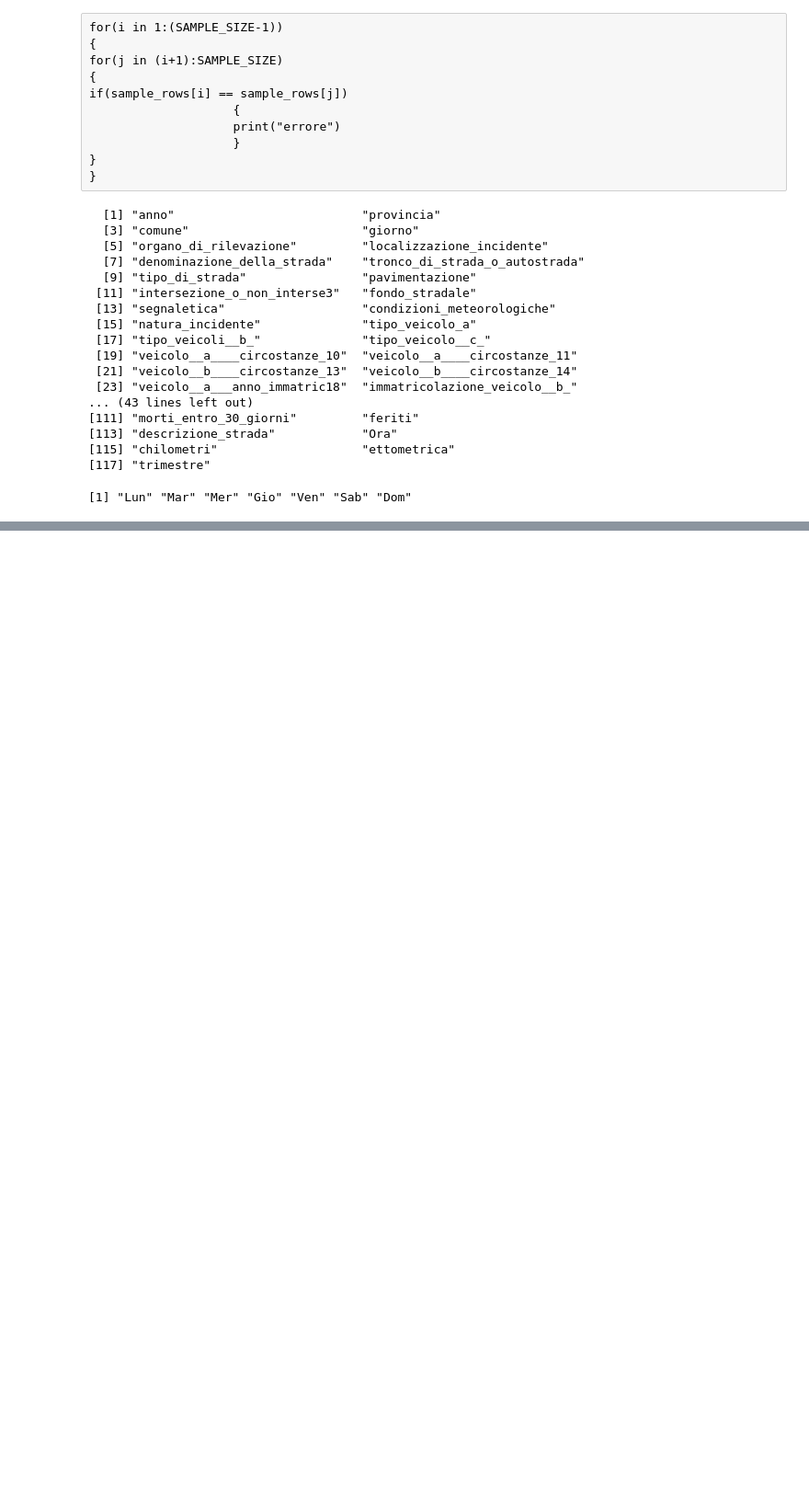
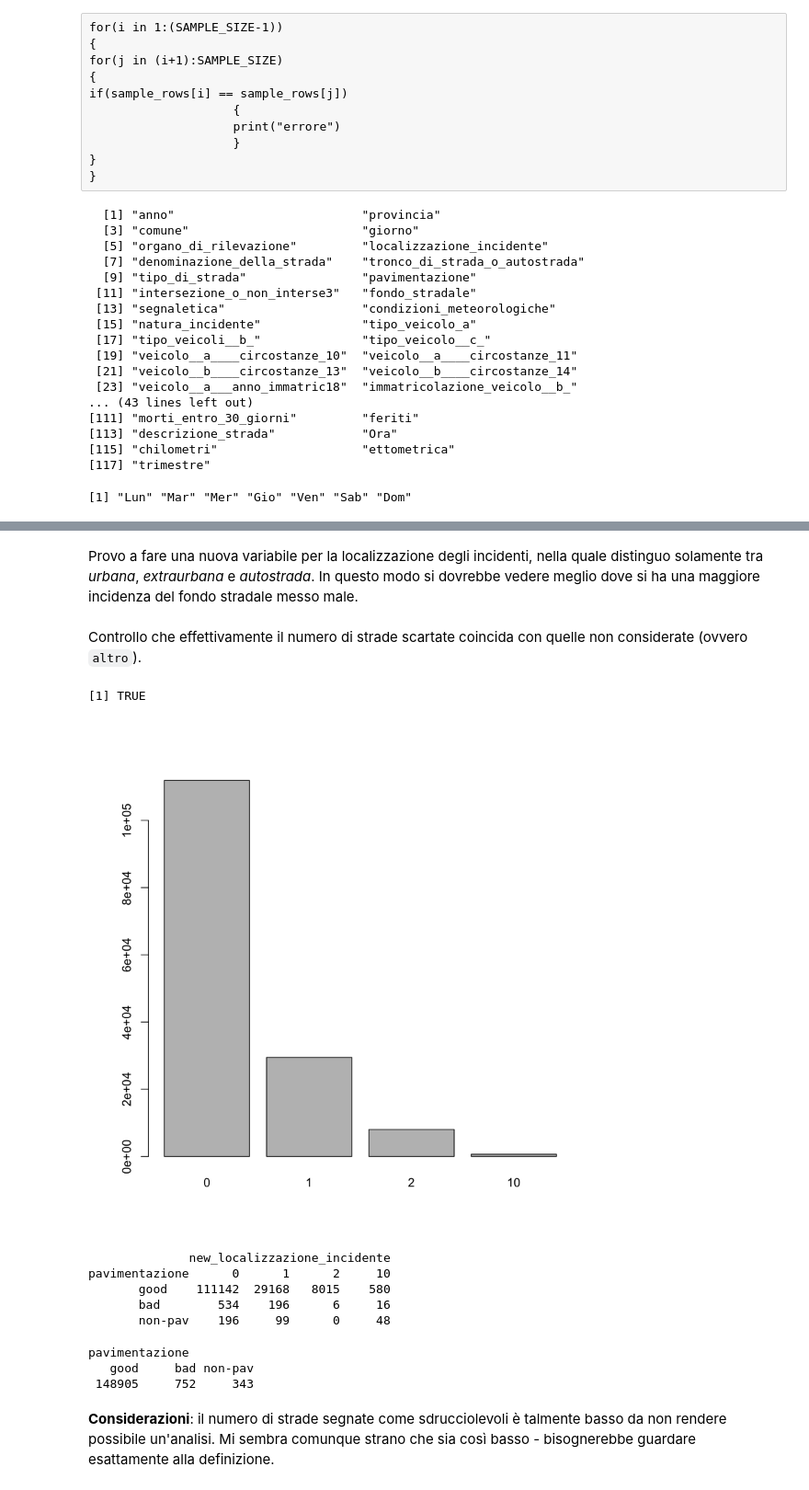
Before and after one commit to LeonardoAlchieri/car_accidents_italy, a Jupyter notebook: Car_accidents_Italy_notebook.ipynb, the cells around one changed output, grey strips where cells are left out. Shown at 92% size. Saved outputs shown, nothing was run; the diff lists cells and outputs as text; code cells hidden in the pictures; blank space fills up the shorter version.

Commit message:
Added bivariate analysis for a few variables. Mostly to have fun and see what could come out of it.

```diff
--- a/Car_accidents_Italy_notebook.ipynb
+++ b/Car_accidents_Italy_notebook.ipynb
@@ -96,0 +104,50 @@ barplot(table(trimestre))
+# %% [markdown]
+Provo a fare una nuova variabile per la localizzazione degli incidenti, nella quale distinguo solamente tra _urbana_, _extraurbana_ e _autostrada_. In questo modo si dovrebbe vedere meglio dove si ha una maggiore incidenza del fondo stradale messo male.
+# %%
+new_localizzazione_incidente = array(10, length(localizzazione_incidente))
+# %%
+for(i in 1:length(localizzazione_incidente))
+{
+
+    if(localizzazione_incidente[i] == 0 || localizzazione_incidente[i] == 1 || localizzazione_incidente[i] == 2 || localizzazione_incidente[i] == 3)
+    {
+        new_localizzazione_incidente[i] = 0
+
+    }
+    if(localizzazione_incidente[i] == 4 || localizzazione_incidente[i] == 5 || localizzazione_incidente[i] == 6 || localizzazione_incidente[i] == 9)
+    {
+        new_localizzazione_incidente[i] = 1
+    }
+    if(localizzazione_incidente[i] == 7)
+    {
+        new_localizzazione_incidente[i] = 2
+    }
+
+}
+# %% [markdown]
+Controllo che effettivamente il numero di strade scartate coincida con quelle non considerate (ovvero `altro`).
+# %%
+length(which(new_localizzazione_incidente == 10)) == length(which(localizzazione_incidente==8))
+# %% [output]
+[1] TRUE
+# %%
+barplot(table(new_localizzazione_incidente))
+# %% [output]
+[figure, added]
+# %%
+tabella_pav_tipo_strada <- table(pavimentazione, new_localizzazione_incidente)
+tabella_pav_tipo_strada
+# %% [output]
+              new_localizzazione_incidente
+pavimentazione      0      1      2     10
+       good    111142  29168   8015    580
+       bad        534    196      6     16
+       non-pav    196     99      0     48
+# %%
+table(pavimentazione)
+# %% [output]
+pavimentazione
+   good     bad non-pav
+ 148905     752     343
+# %% [markdown]
+**Considerazioni**: il numero di strade segnate come sdrucciolevoli è talmente basso da non rendere possibile un'analisi. Mi sembra comunque strano che sia così basso - bisognerebbe guardare esattamente alla definizione.
```
Also changed, not shown: parts of 11 cells of this notebook.
